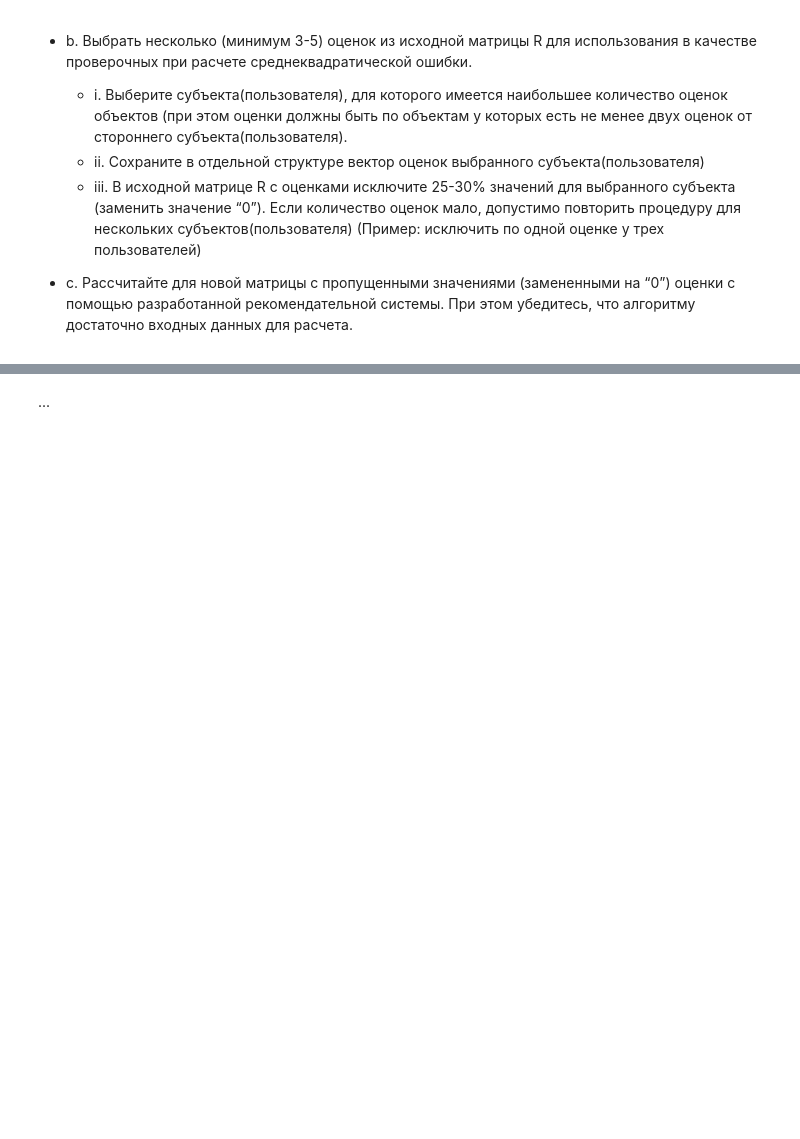
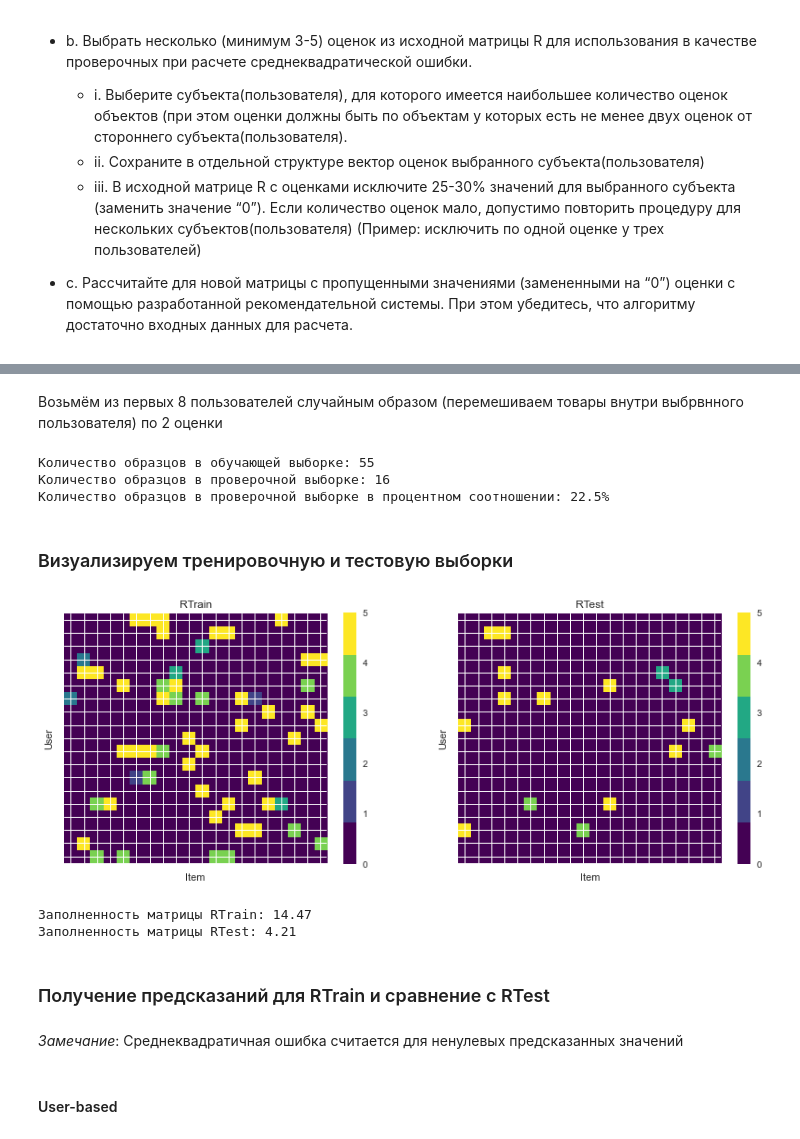
Before and after one commit to Copatych/ngtu_intell_systems, a Jupyter notebook: lab_work_1_2.ipynb, the cells around one changed output, grey strips where cells are left out. Saved outputs shown, nothing was run; the diff lists cells and outputs as text; code cells hidden in the pictures; blank space fills up the shorter version.

```diff
--- a/lab_work_1_2.ipynb
+++ b/lab_work_1_2.ipynb
@@ -487,0 +696,64 @@ def topMatches(RSim, label, k=5):
+# %% [markdown]
+Возьмём из первых 8 пользователей случайным образом (перемешиваем товары внутри выбрвнного пользователя) по 2 оценки
+# %%
+import random
+
+# Использую как счётчики
+rankingsUserCountsAfterSplit = rankingsUserCounts.copy()
+rankingsItemCountsAfterSplit = rankingsItemCounts.copy()
+
+# В цикле далее из rankingsTrain будем выкидывать значения, которые пойдут в проверочную выборку rankingsTest
+rankingsTrain = rankings.copy()
+rankingsTest = pd.DataFrame(columns=rankings.columns) # Пустой, заполняется в цикле далее
+
+random.seed(20201202) # Чтобы результаты перемешивания были воспроизводимы
+# Два раза в цикле проходим по первым 8 пользователям с наибольшим кол-вом оценок
+for user in rankingsUserCounts[:8].index.tolist() * 2:
+    itemsForUser = rankingsTrain.loc[rankings["user"] == user, "item"].sort_values().tolist()
+    random.shuffle(itemsForUser)
+    for item in itemsForUser:
+        if (rankingsItemCountsAfterSplit[item] > 1):
+            rankingsItemCountsAfterSplit[item] -= 1
+            rankingsUserCountsAfterSplit[user] -= 1
+            curRanking = rankingsTrain[(rankingsTrain["user"] == user) & (rankingsTrain["item"] == item)]
+            rankingsTest = rankingsTest.append(curRanking)
+            rankingsTrain.drop(curRanking.index[0], inplace=True)
+            break
+
+rankingsTrain.reset_index(drop=True, inplace=True)
+rankingsTest.reset_index(drop=True, inplace=True)
+# %%
+print("Количество образцов в обучающей выборке:", len(rankingsTrain))
+print("Количество образцов в проверочной выборке:", len(rankingsTest))
+print("Количество образцов в проверочной выборке в процентном соотношении: {:.1f}%".format(len(rankingsTest) / len(rankings) * 100))
+# %% [output]
+Количество образцов в обучающей выборке: 55
+Количество образцов в проверочной выборке: 16
+Количество образцов в проверочной выборке в процентном соотношении: 22.5%
+# %% [markdown]
+### Визуализируем тренировочную и тестовую выборки
+# %%
+RTrain = createR(rankingsTrain, userUniqList, itemUniqList)
+RTest = createR(rankingsTest, userUniqList, itemUniqList)
+
+
+fig, axs = plt.subplots(nrows=1, ncols=2, figsize=(14, 5))
+plt.sca(axs[0])
+visualizeR(RTrain, "Item", "User", itemUniqList, userUniqList, autoFigsize=False)
+plt.title("RTrain")
+
+plt.sca(axs[1])
+visualizeR(RTest, "Item", "User", itemUniqList, userUniqList, autoFigsize=False)
+plt.title("RTest")
+plt.show()
+
+print("Заполненность матрицы RTrain: {:.2f}".format((RTrain != 0).sum() / (RTrain.shape[0] * RTrain.shape[1]) * 100))
+print("Заполненность матрицы RTest: {:.2f}".format((RTest != 0).sum() / (RTest.shape[0] * RTest.shape[1]) * 100))
+# %% [output]
+[figure, added]
+Заполненность матрицы RTrain: 14.47
+Заполненность матрицы RTest: 4.21
+# %% [markdown]
+### Получение предсказаний для RTrain и сравнение с RTest
+# %% [markdown]
+*Замечание*: Среднеквадратичная ошибка считается для ненулевых предсказанных значений
@@ -488,2 +786,2 @@ def topMatches(RSim, label, k=5):
 # %% [markdown]
-...
+#### User-based
```
Also changed, not shown: parts of 26 cells of this notebook.
